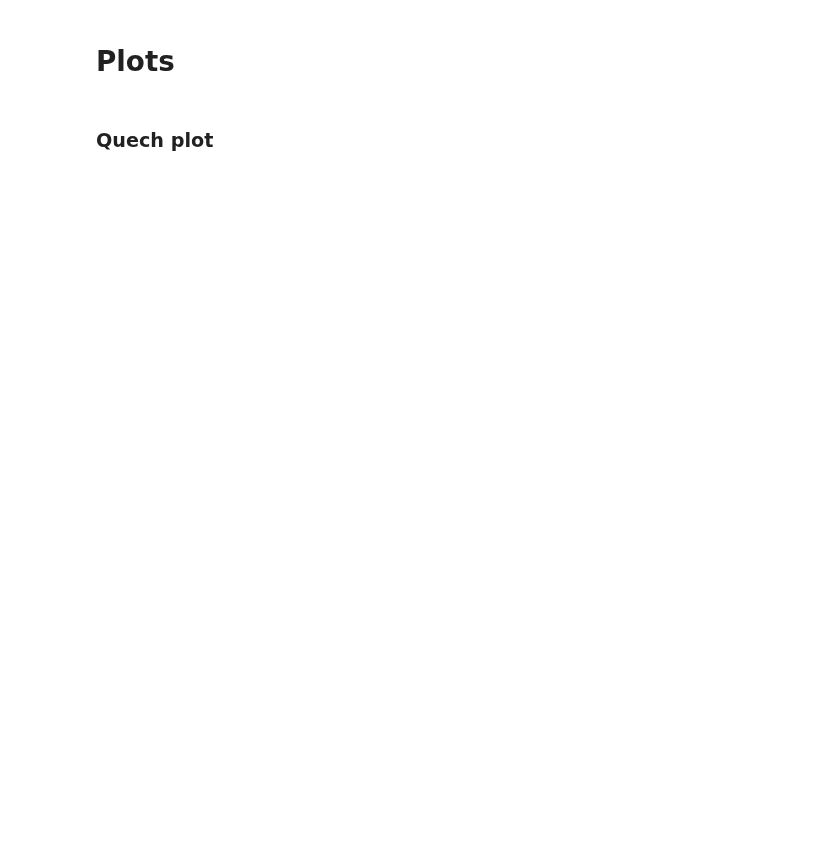
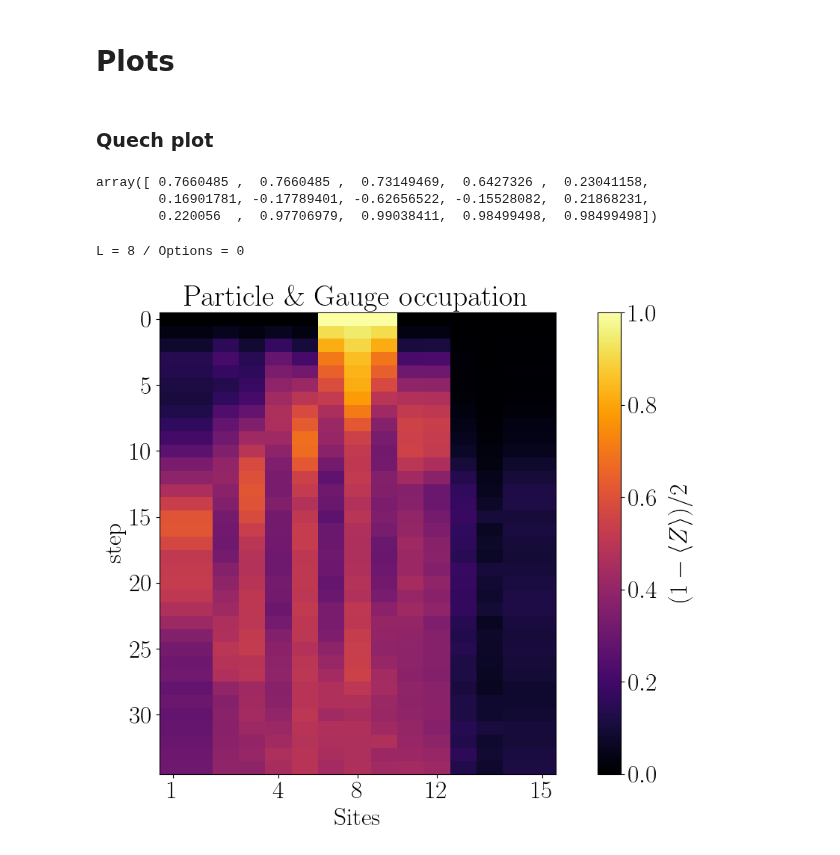
Before and after one commit to Fradm98/qs-qh, a Jupyter notebook: src/notebooks/Z2/z2_chain_hardware_postselection.ipynb, the cells around one changed output. Drawn from its saved outputs; the diff is of its cells as text; code cells hidden in the pictures; blank space fills up the shorter version.

```diff
--- a/src/notebooks/Z2/z2_chain_hardware_postselection.ipynb
+++ b/src/notebooks/Z2/z2_chain_hardware_postselection.ipynb
@@ -99,6 +109,6 @@ jobs = [] #jobs[L][opts][i]
 for i, L in enumerate(L_arr):
     this_L_jobs = []
     for opts_dict in sampler_options:
-        this_jobs = execute_postselected_sampler_batch(backend, opts_dict, circuits[i], postselection_operators_funcs[i], observable_generating_funcs[i], extra_options=extra_options[i])
+        this_jobs = execute_postselected_sampler_batch(backend, opts_dict, circuits[i], postselection_operators_funcs[i], observable_generating_funcs[i], extra_options=extra_options[i], job_db=job_db)
         this_L_jobs.append(this_jobs)
     jobs.append(this_L_jobs)
@@ -149,11 +152,20 @@ for i, L in enumerate(L_arr):
 # Plots
 # %% [markdown]
 ### Quech plot
+# %%
+jobs[0][0][5, :]
+# %% [output]
+array([ 0.7660485 ,  0.7660485 ,  0.73149469,  0.6427326 ,  0.23041158,
+        0.16901781, -0.17789401, -0.62656522, -0.15528082,  0.21868231,
+        0.220056  ,  0.97706979,  0.99038411,  0.98499498,  0.98499498])
 # %%
 from z2chain.plotting import x_t_plot
 
 for i, L in enumerate(L_arr):
     for j, opts_dict in enumerate(sampler_options):
         print(f"L = {L} / Options = {j}")
         occupations = (1-jobs[i][j])/2
-        x_t_plot(occupations, filepath=f"Plots/hardware_postselection_z2pairquench_maxt_{final_time}_steps_{steps}_L_{L}_J_{J:.04f}_h_{h:.04f}_lamb_{lamb:.04f}_pp_{particle_pair_left_positions[i]}_pl_{particle_pair_length}_dc_{sampler_options["dynamical_decoupling"]["sequence_type"]}_xbasis_{x_basis}.png")
+        x_t_plot(occupations, filepath=f"Plots/hardware_postselection_z2pairquench_maxt_{final_time}_steps_{steps}_L_{L}_J_{J:.04f}_h_{h:.04f}_lamb_{lamb:.04f}_g_{g}_pp_{particle_pair_left_positions[i]}_pl_{particle_pair_length}_dc_{opts_dict["dynamical_decoupling"]["sequence_type"]}_xbasis_{x_basis}.png")
+# %% [output]
+L = 8 / Options = 0
+[figure, added]
```
Also changed, not shown: parts of 9 cells of this notebook, 2 other files.
